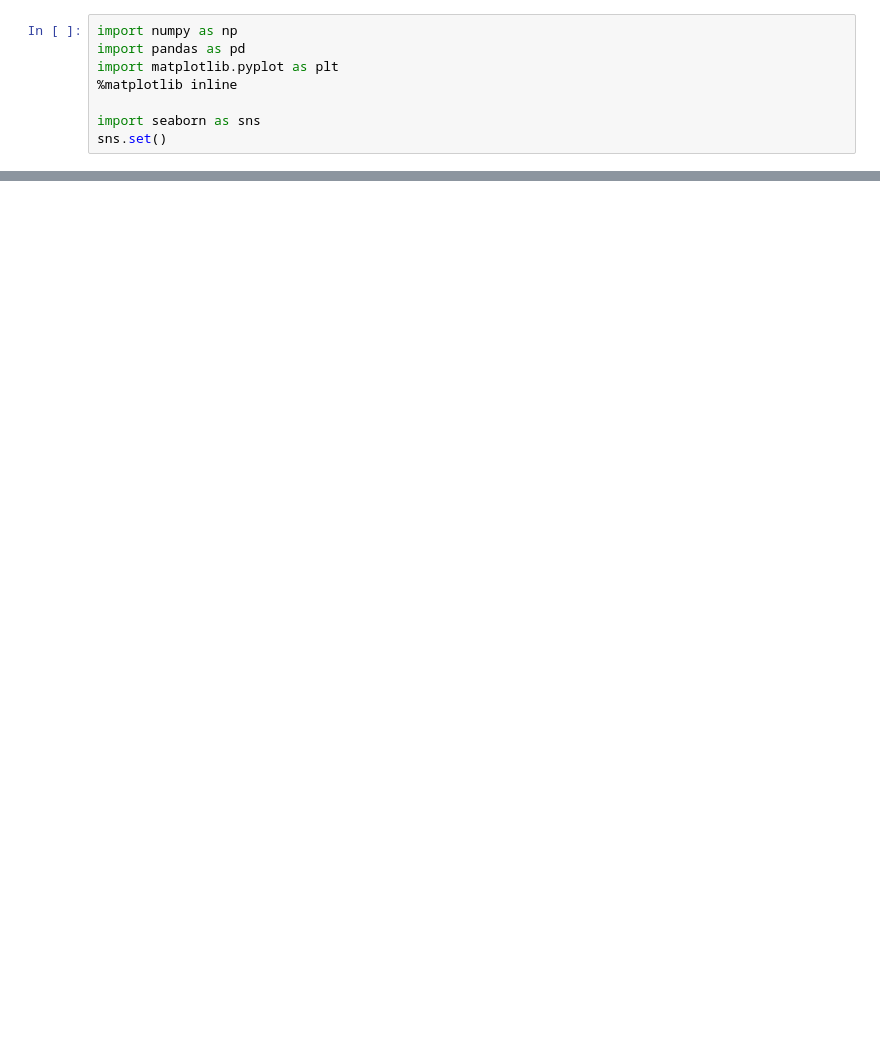
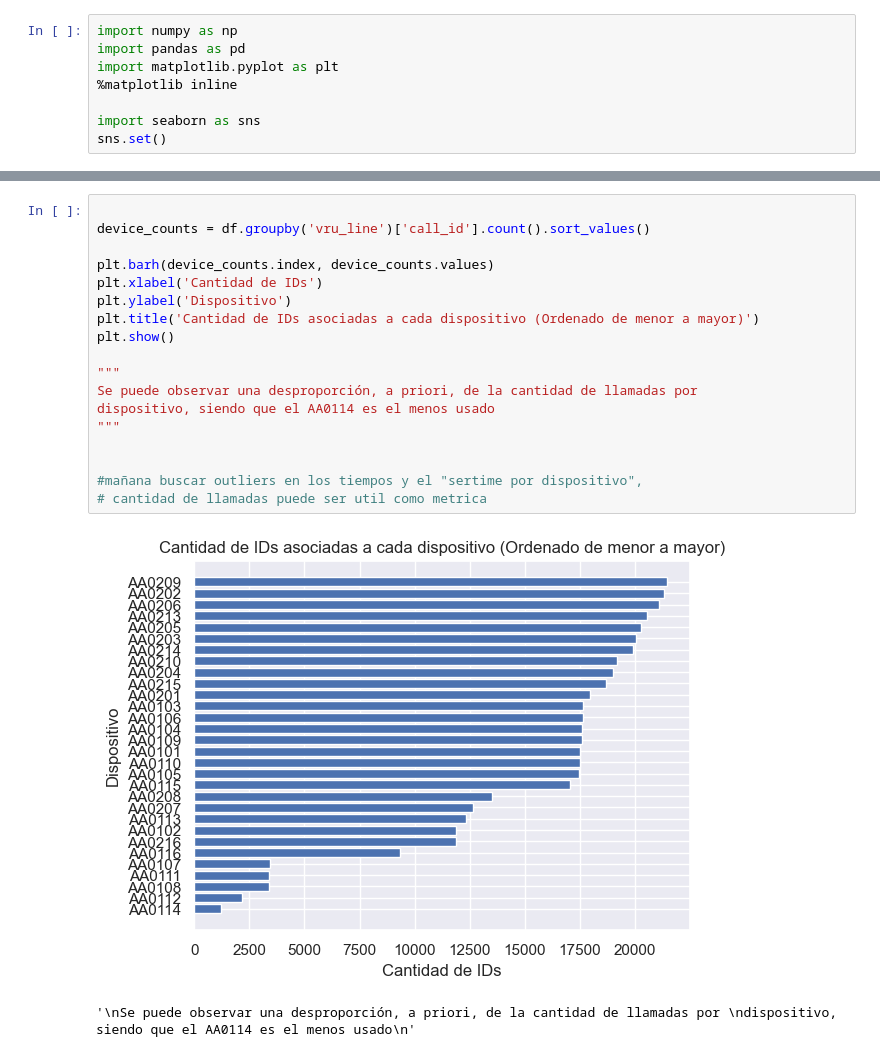
Before and after one commit to pablorobba/Proyecto_call_center, a Jupyter notebook: LimpiezaDatos.ipynb, the cells around one changed output, grey strips where cells are left out. Drawn from its saved outputs; the diff is of its cells as text; blank space fills up the shorter version.

```diff
--- a/LimpiezaDatos.ipynb
+++ b/LimpiezaDatos.ipynb
@@ -12,0 +61,21 @@ ParserError: Error tokenizing data. C error: Expected 1 fields in line 252985, s
+# %%
+
+device_counts = df.groupby('vru_line')['call_id'].count().sort_values()
+
+plt.barh(device_counts.index, device_counts.values)
+plt.xlabel('Cantidad de IDs')
+plt.ylabel('Dispositivo')
+plt.title('Cantidad de IDs asociadas a cada dispositivo (Ordenado de menor a mayor)')
+plt.show()
+
+"""
+Se puede observar una desproporción, a priori, de la cantidad de llamadas por
+dispositivo, siendo que el AA0114 es el menos usado
+"""
+
+
+#mañana buscar outliers en los tiempos y el "sertime por dispositivo",
+# cantidad de llamadas puede ser util como metrica
+# %% [output]
+[figure, added]
+'\nSe puede observar una desproporción, a priori, de la cantidad de llamadas por \ndispositivo, siendo que el AA0114 es el menos usado\n'
```
Also changed, not shown: parts of 6 cells of this notebook, 2 other files.
